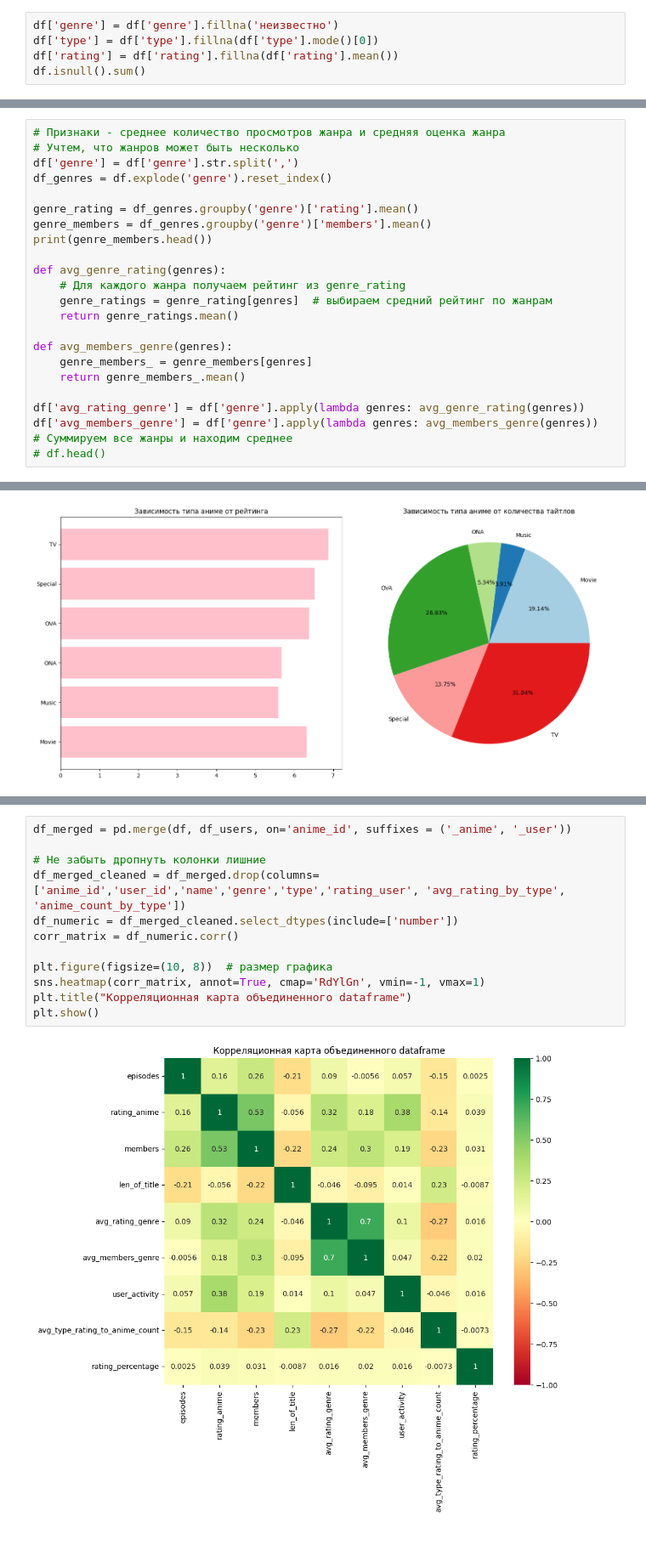
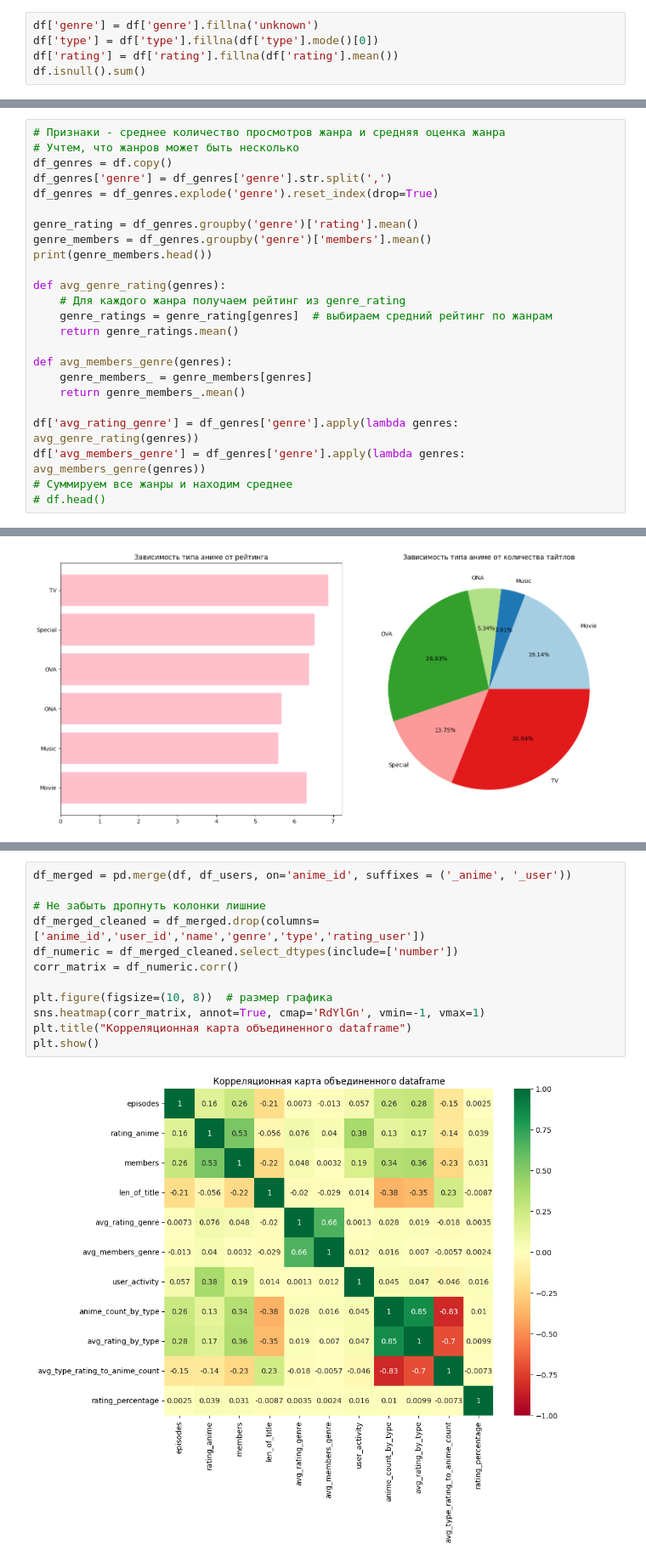
Before and after one commit to LlirikOknessu/tpu-8e22-ML-course, a Jupyter notebook: Bastrikov_Ignat/lb1.ipynb, the cells around one changed output, grey strips where cells are left out. Shown at 85% size. Cells and saved outputs as stored; diff of their text form.

```diff
--- a/Bastrikov_Ignat/lb1.ipynb
+++ b/Bastrikov_Ignat/lb1.ipynb
@@ -75,5 +93,5 @@ dtype: int64
 # %%
-df['genre'] = df['genre'].fillna('неизвестно')
+df['genre'] = df['genre'].fillna('unknown')
 df['type'] = df['type'].fillna(df['type'].mode()[0])
 df['rating'] = df['rating'].fillna(df['rating'].mean())
 df.isnull().sum()
@@ -216,8 +234,9 @@ plt.show()
 # %%
 # Признаки - среднее количество просмотров жанра и средняя оценка жанра
 # Учтем, что жанров может быть несколько
-df['genre'] = df['genre'].str.split(',')
-df_genres = df.explode('genre').reset_index()
+df_genres = df.copy()
+df_genres['genre'] = df_genres['genre'].str.split(',')
+df_genres = df_genres.explode('genre').reset_index(drop=True)
 
 genre_rating = df_genres.groupby('genre')['rating'].mean()
 genre_members = df_genres.groupby('genre')['members'].mean()
@@ -232,8 +251,8 @@ def avg_members_genre(genres):
     genre_members_ = genre_members[genres]
     return genre_members_.mean()
 
-df['avg_rating_genre'] = df['genre'].apply(lambda genres: avg_genre_rating(genres))
-df['avg_members_genre'] = df['genre'].apply(lambda genres: avg_members_genre(genres))
+df['avg_rating_genre'] = df_genres['genre'].apply(lambda genres: avg_genre_rating(genres))
+df['avg_members_genre'] = df_genres['genre'].apply(lambda genres: avg_members_genre(genres))
 # Суммируем все жанры и находим среднее
 # df.head()
 # %% [output]
@@ -418,14 +437,14 @@ plt.show()
 # %%
 df_merged = pd.merge(df, df_users, on='anime_id', suffixes = ('_anime', '_user'))
 
 # Не забыть дропнуть колонки лишние
-df_merged_cleaned = df_merged.drop(columns=['anime_id','user_id','name','genre','type','rating_user', 'avg_rating_by_type', 'anime_count_by_type'])
+df_merged_cleaned = df_merged.drop(columns=['anime_id','user_id','name','genre','type','rating_user'])
 df_numeric = df_merged_cleaned.select_dtypes(include=['number'])
 corr_matrix = df_numeric.corr()
 
 plt.figure(figsize=(10, 8))  # размер графика
 sns.heatmap(corr_matrix, annot=True, cmap='RdYlGn', vmin=-1, vmax=1)
 plt.title("Корреляционная карта объединенного dataframe")
 plt.show()
 # %% [output]
-[figure, old version]
+[figure, new version]
```
Also changed, not shown: parts of 34 cells of this notebook, 11 other files.
